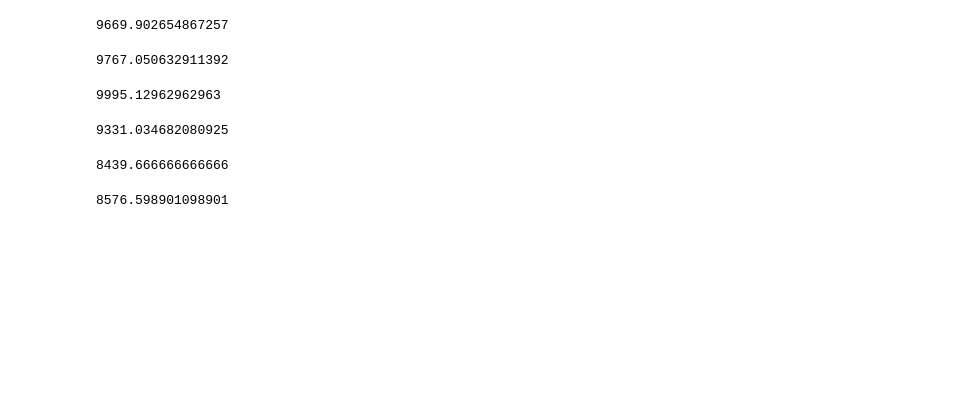
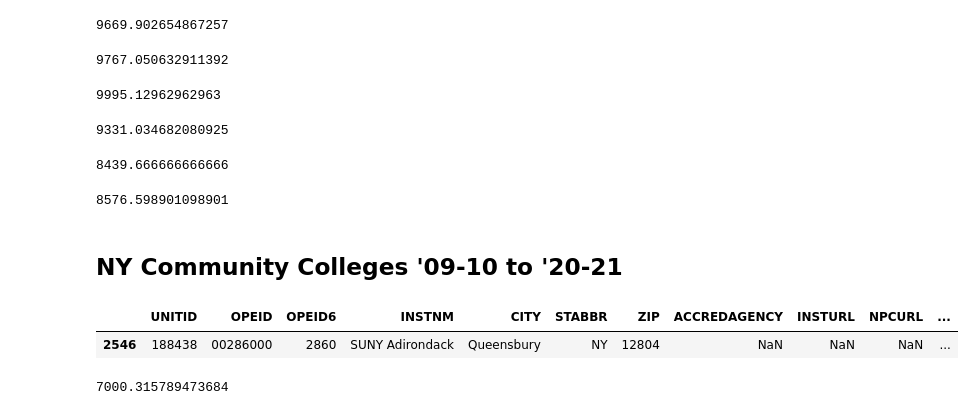
Before and after one commit to juisarwate/cost-community-colleges, a Jupyter notebook: project_data/community-colleges.ipynb, the cells around one changed output. Drawn from its saved outputs; the diff is of its cells as text; code cells hidden in the pictures; blank space fills up the shorter version.

```diff
--- a/project_data/community-colleges.ipynb
+++ b/project_data/community-colleges.ipynb
@@ -140,3 +140,15 @@ institute_four_20_21 = institute_20_21[(institute_20_21['HIGHDEG'] == 3)]
 institute_four_20_21['NPT4_PUB'].mean()
 # %% [output]
 8576.598901098901
+# %% [markdown]
+## NY Community Colleges '09-10 to '20-21
+# %%
+ny_cc_09_10 = institute_09_10[(institute_09_10['MAIN'] == 1) & (institute_09_10['HIGHDEG'] <= 2) & (institute_09_10['CONTROL'] == 1) & (institute_09_10['STABBR'] == 'NY')]
+ny_cc_09_10.head(1)
+# %% [output]
+|  | UNITID | OPEID | OPEID6 | INSTNM | CITY | STABBR | ZIP | ACCREDAGENCY | INSTURL | NPCURL | ... |
+| 2546 | 188438 | 00286000 | 2860 | SUNY Adirondack | Queensbury | NY | 12804 | NaN | NaN | NaN | ... |
+# %%
+ny_cc_09_10['NPT4_PUB'].mean()
+# %% [output]
+7000.315789473684
```
Also changed, not shown: parts of 2 cells of this notebook.
